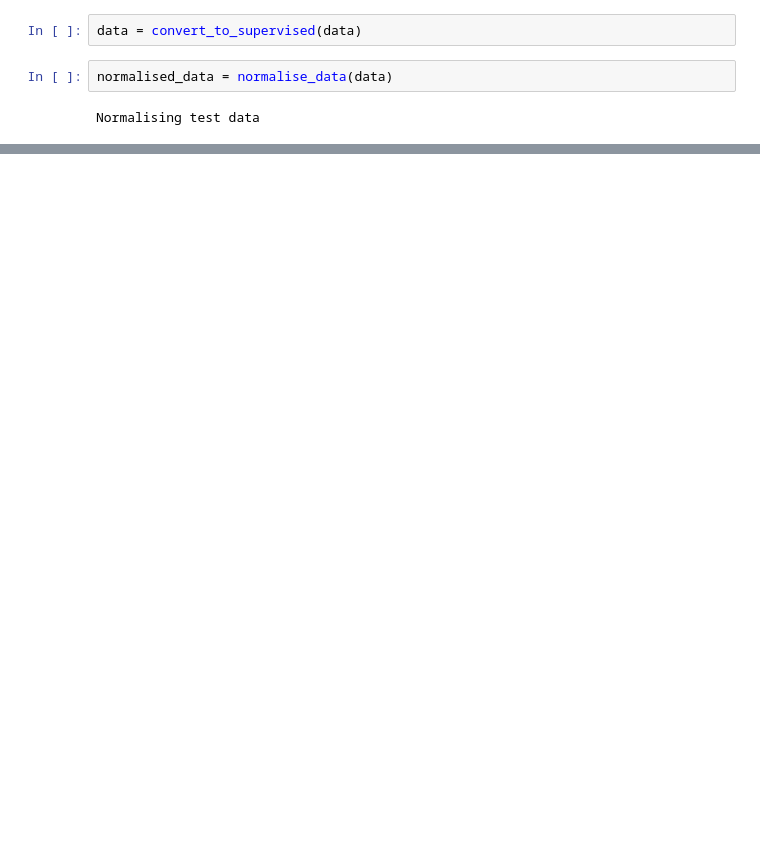
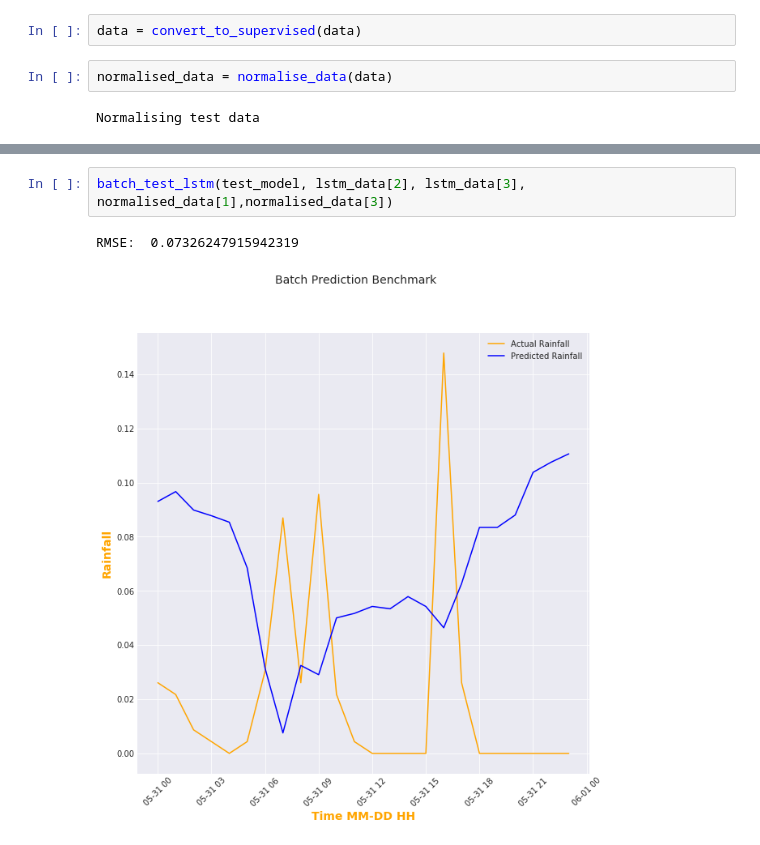
Before and after one commit to GsProjects/Thesis, a Jupyter notebook: Code/LSTM Country Prediction.ipynb, the cells around one changed output, grey strips where cells are left out. Drawn from its saved outputs; the diff is of its cells as text; blank space fills up the shorter version.

```diff
--- a/Code/LSTM Country Prediction.ipynb
+++ b/Code/LSTM Country Prediction.ipynb
@@ -394,0 +410,5 @@ num splits equal to num distinct years by 12 (months)
+# %%
+batch_test_lstm(test_model, lstm_data[2], lstm_data[3], normalised_data[1],normalised_data[3])
+# %% [output]
+RMSE:  0.07326247915942319
+[figure, added]
```
Also changed, not shown: parts of 22 cells of this notebook.
